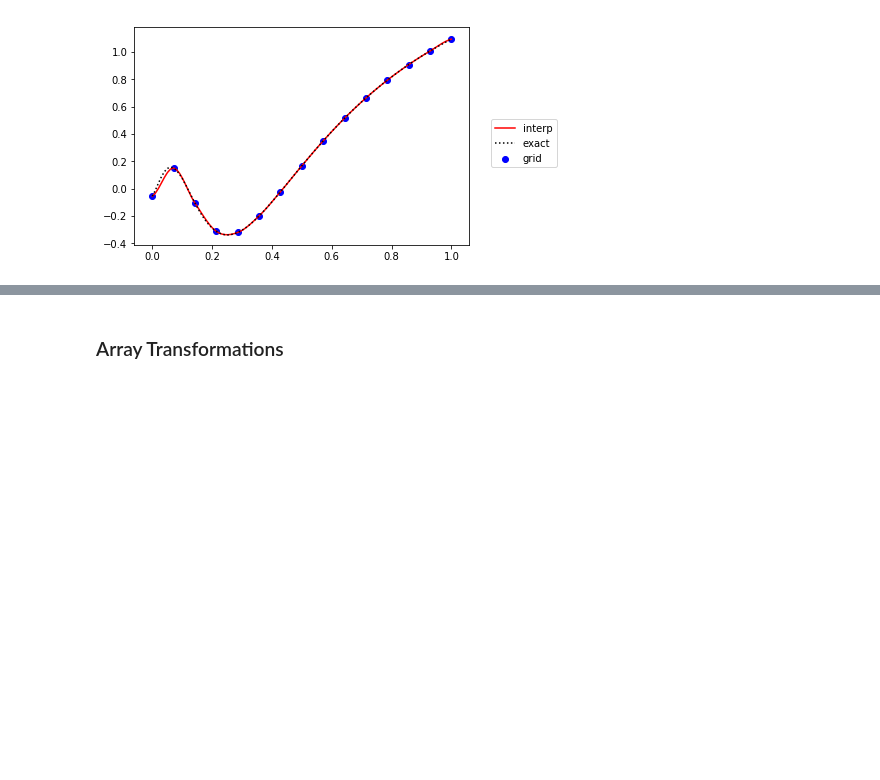
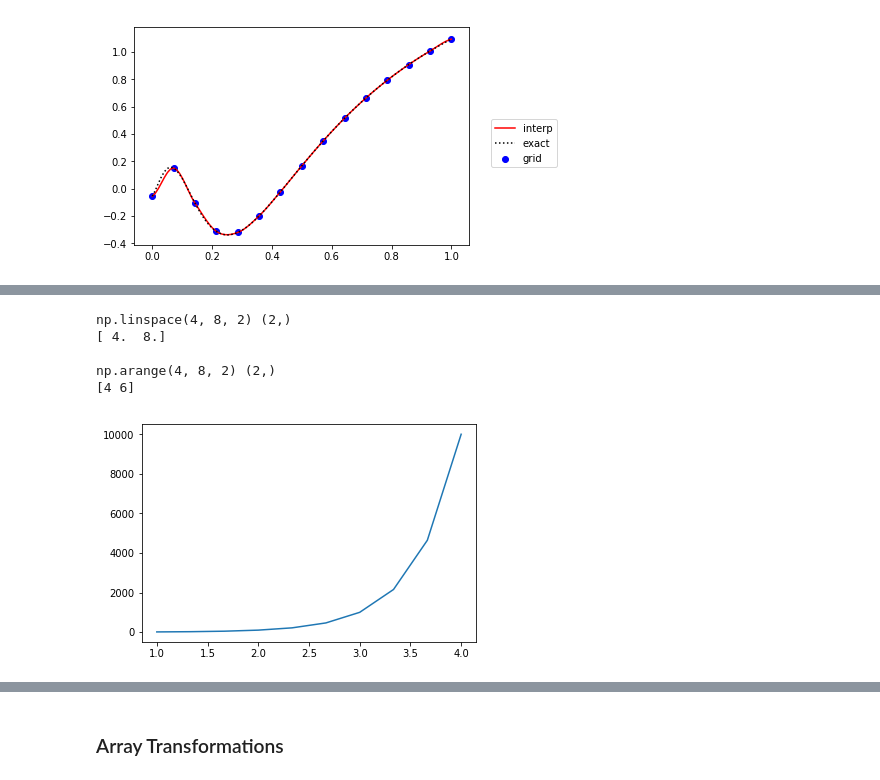
Before and after one commit to vlad17/np-learn, a Jupyter notebook: presentation.ipynb, the cells around one changed output, grey strips where cells are left out. Drawn from its saved outputs; the diff is of its cells as text; code cells hidden in the pictures; blank space fills up the shorter version.

```diff
--- a/presentation.ipynb
+++ b/presentation.ipynb
@@ -858,0 +865,14 @@ plt.show()
+# %%
+display('np.linspace(4, 8, 2)')
+display('np.arange(4, 8, 2)')
+# %% [output]
+np.linspace(4, 8, 2) (2,)
+[ 4.  8.]
+
+np.arange(4, 8, 2) (2,)
+[4 6]
+# %%
+plt.plot(np.linspace(1, 4, 10), np.logspace(1, 4, 10))
+plt.show()
+# %% [output]
+[figure, added]
```
Also changed, not shown: parts of 10 cells of this notebook.
